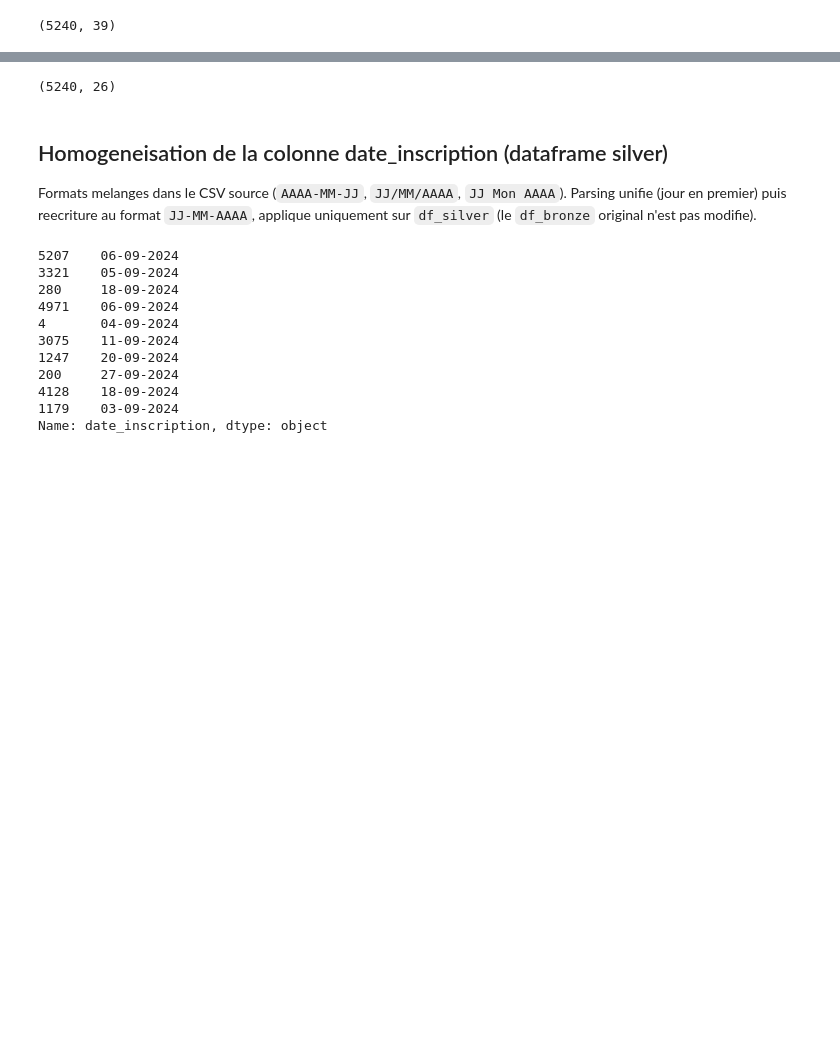
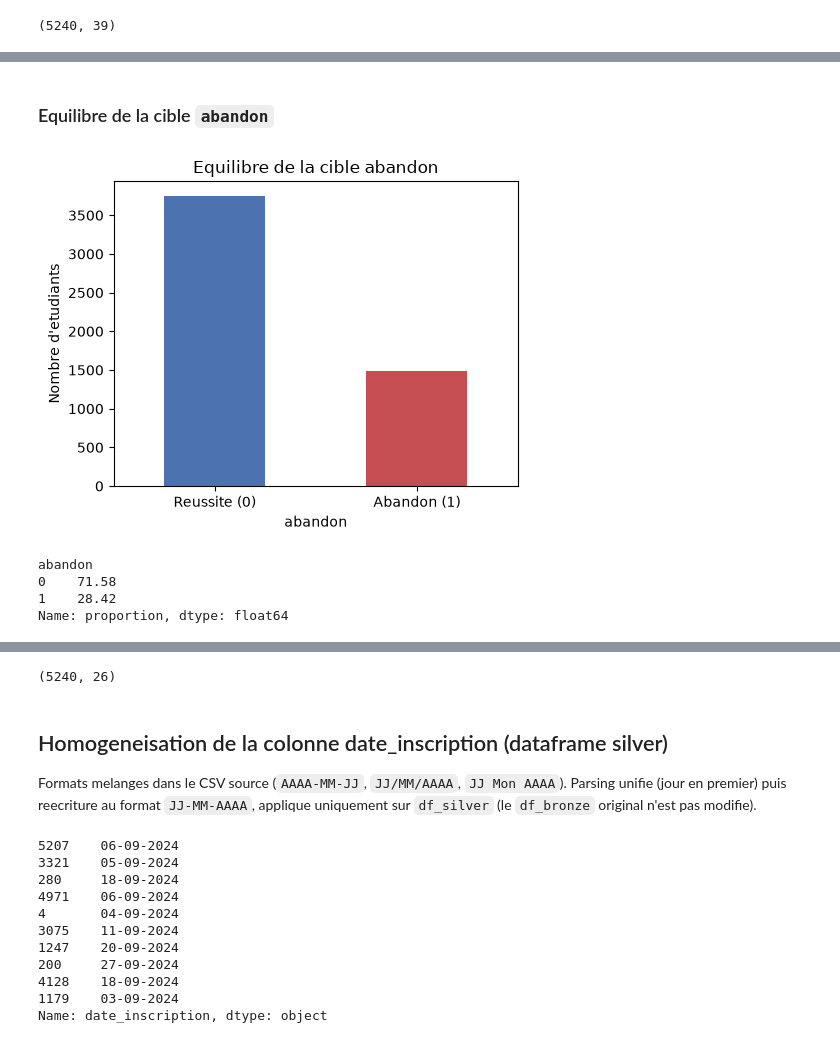
Before and after one commit to marc-proxiel/ProjetDecrochage, a Jupyter notebook: EtudeDecrochageMVA.ipynb, the cells around one changed output, grey strips where cells are left out. Cells and saved outputs as stored; diff of their text form; code cells hidden in the pictures; blank space fills up the shorter version.

```diff
--- a/EtudeDecrochageMVA.ipynb
+++ b/EtudeDecrochageMVA.ipynb
@@ -270,0 +303,20 @@ df_bronze.shape
+# %% [markdown]
+### Equilibre de la cible `abandon`
+# %%
+fig, ax = plt.subplots(figsize=(5, 4))
+df_eda["abandon"].value_counts().sort_index().plot(
+    kind="bar", ax=ax, color=["#4C72B0", "#C44E52"]
+)
+ax.set_xticklabels(["Reussite (0)", "Abandon (1)"], rotation=0)
+ax.set_title("Equilibre de la cible abandon")
+ax.set_ylabel("Nombre d'etudiants")
+plt.tight_layout()
+plt.show()
+
+df_eda["abandon"].value_counts(normalize=True).mul(100).round(2)
+# %% [output]
+[figure, added]
+abandon
+0    71.58
+1    28.42
+Name: proportion, dtype: float64
```
Also changed, not shown: parts of 66 cells of this notebook, 28 other files.
